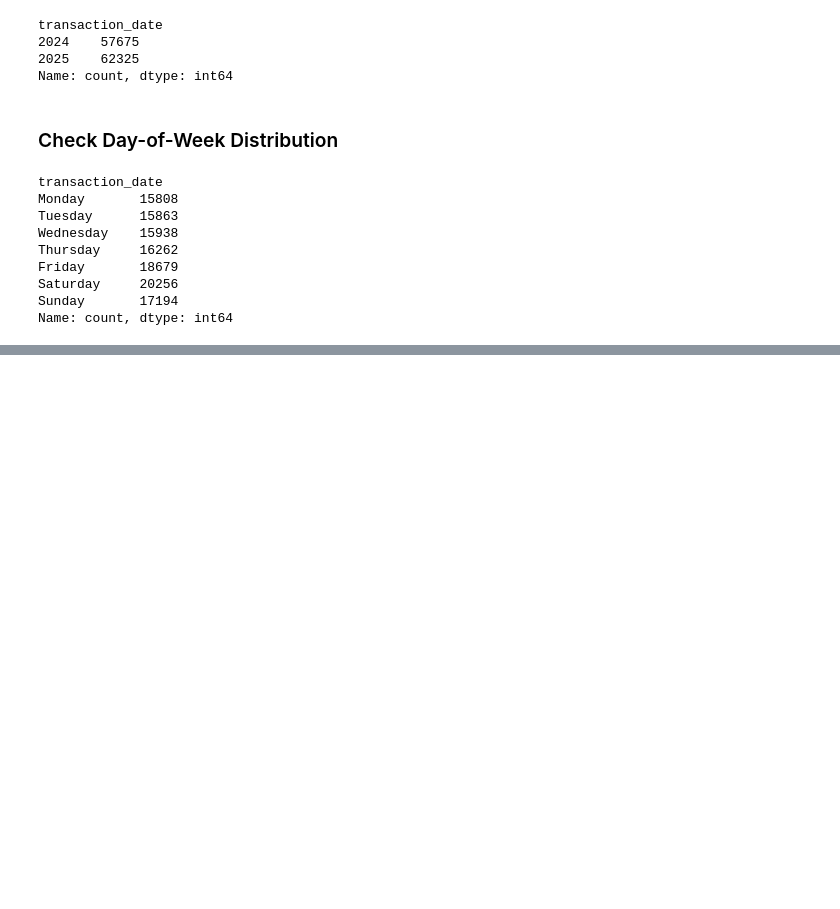
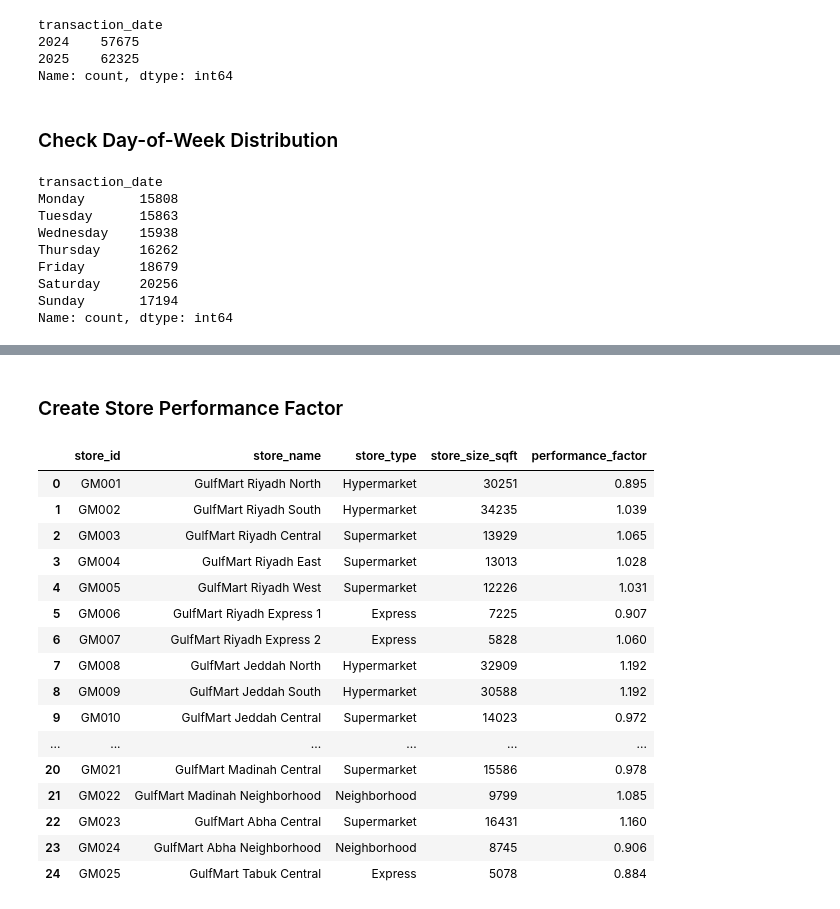
Before and after one commit to Abu-Hozaifa-Retail-Analyst/Retail-Sales-And-Store-Performance-Analytics, a Jupyter notebook: python/05_generate_sales_transactions.ipynb, the cells around one changed output, grey strips where cells are left out. Saved outputs shown, nothing was run; the diff lists cells and outputs as text; code cells hidden in the pictures; blank space fills up the shorter version.

```diff
--- a/python/05_generate_sales_transactions.ipynb
+++ b/python/05_generate_sales_transactions.ipynb
@@ -346,0 +496,7 @@ Name: count, dtype: int64
+# %%
+store_type_weights = {
+    "Hypermarket": 1.50,
+    "Supermarket": 1.20,
+    "Express": 0.80,
+    "Neighborhood": 0.70
+}
@@ -346,0 +565,2 @@ Name: count, dtype: int64
+# %% [markdown]
+### Create Store Performance Factor
@@ -346,0 +573,28 @@ Name: count, dtype: int64
+# %%
+df_store[
+    [
+        "store_id",
+        "store_name",
+        "store_type",
+        "store_size_sqft",
+        "performance_factor"
+    ]
+]
+# %% [output]
+|  | store_id | store_name | store_type | store_size_sqft | performance_factor |
+| 0 | GM001 | GulfMart Riyadh North | Hypermarket | 30251 | 0.895 |
+| 1 | GM002 | GulfMart Riyadh South | Hypermarket | 34235 | 1.039 |
+| 2 | GM003 | GulfMart Riyadh Central | Supermarket | 13929 | 1.065 |
+| 3 | GM004 | GulfMart Riyadh East | Supermarket | 13013 | 1.028 |
+| 4 | GM005 | GulfMart Riyadh West | Supermarket | 12226 | 1.031 |
+| 5 | GM006 | GulfMart Riyadh Express 1 | Express | 7225 | 0.907 |
+| 6 | GM007 | GulfMart Riyadh Express 2 | Express | 5828 | 1.060 |
+| 7 | GM008 | GulfMart Jeddah North | Hypermarket | 32909 | 1.192 |
+| 8 | GM009 | GulfMart Jeddah South | Hypermarket | 30588 | 1.192 |
+| 9 | GM010 | GulfMart Jeddah Central | Supermarket | 14023 | 0.972 |
+| ... | ... | ... | ... | ... | ... |
+| 20 | GM021 | GulfMart Madinah Central | Supermarket | 15586 | 0.978 |
+| 21 | GM022 | GulfMart Madinah Neighborhood | Neighborhood | 9799 | 1.085 |
+| 22 | GM023 | GulfMart Abha Central | Supermarket | 16431 | 1.160 |
+| 23 | GM024 | GulfMart Abha Neighborhood | Neighborhood | 8745 | 0.906 |
+| 24 | GM025 | GulfMart Tabuk Central | Express | 5078 | 0.884 |
```
Also changed, not shown: parts of 57 cells of this notebook.
